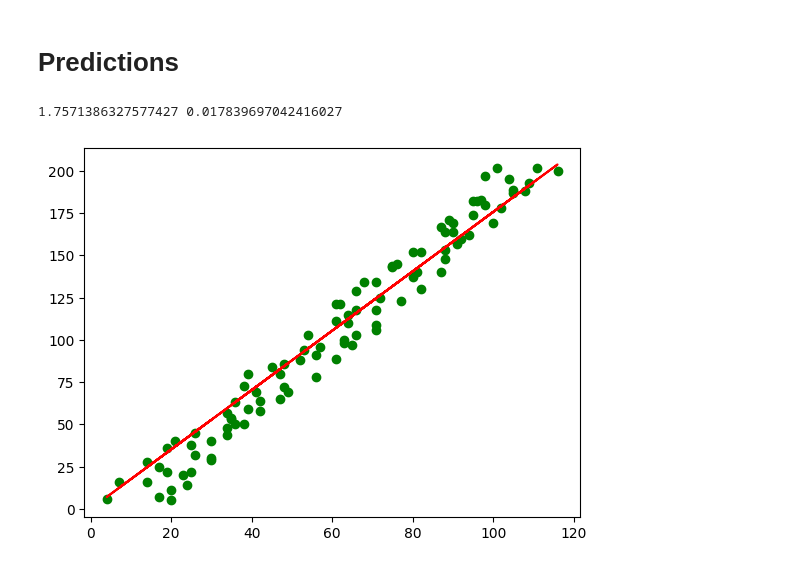
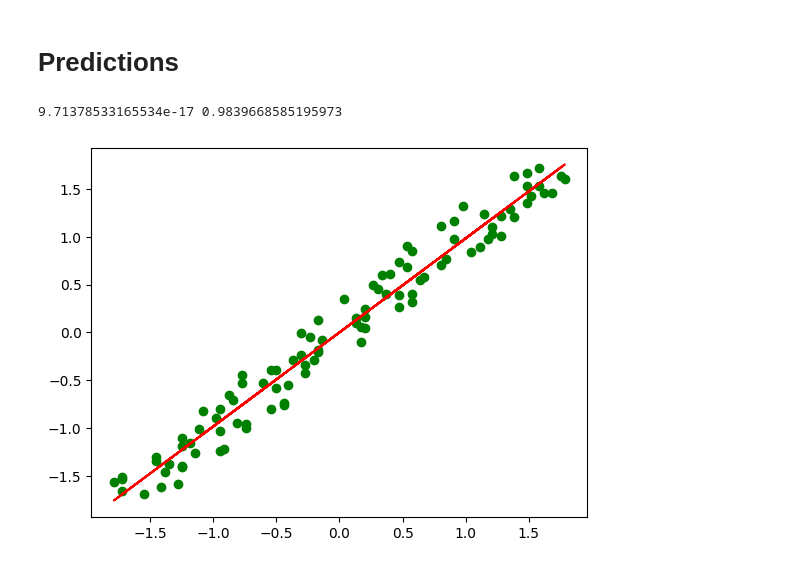
Before and after one commit to srilamaiti/srilamaiti.github.io, a Jupyter notebook: ml_algo_from_scratch/lasso_regression_from_scratch.ipynb, the cells around one changed output. Saved outputs shown, nothing was run; the diff lists cells and outputs as text; code cells hidden in the pictures.

```diff
--- a/ml_algo_from_scratch/lasso_regression_from_scratch.ipynb
+++ b/ml_algo_from_scratch/lasso_regression_from_scratch.ipynb
@@ -31,7 +57,10 @@ warnings.filterwarnings('ignore')
 # **Creating data**
 # %%
 X = np.array([ctr + random.randrange(1, 20) for ctr in np.arange(1, 101, 1)])
+scaler = StandardScaler()
+X_std = scaler.fit_transform(X.reshape(-1, 1))
 y = np.array([(2 * ctr) + random.randrange(1, 5) for ctr in np.arange(1, 101, 1)])
-plt.scatter(X, y)
+y_std = scaler.fit_transform(y.reshape(-1, 1))
+plt.scatter(X_std, y_std)
 plt.show()
 # %% [output]
@@ -48,7 +77,9 @@ plt.show()
 def gradient_descent(curr_w, curr_b, X, y, alpha, penalty):
     numberOf_data_points = len(X)
     if curr_w > 0:
-        w_val = (-2 / numberOf_data_points) * (np.sum(X * (y - (curr_w * X + curr_b))) + penalty)
+        w_val = (-2 / numberOf_data_points) * (np.sum(X * (y - (curr_w * X + curr_b))) + penalty * curr_w)
+    elif curr_w < 0:
+        w_val = (-2 / numberOf_data_points) * (np.sum(X * (y - (curr_w * X + curr_b))) - penalty * curr_w)
     else:
         w_val = (-2 / numberOf_data_points) * (np.sum(X * (y - (curr_w * X + curr_b))) - penalty)
     b_val = (-2 / numberOf_data_points) * np.sum((y - (curr_w * X + curr_b)))
@@ -60,21 +91,21 @@ def gradient_descent(curr_w, curr_b, X, y, alpha, penalty):
 # %%
 w = 0
 b = 0
-alpha = 0.000001
-epochs = 1000
-penalty = 500
+alpha = 0.001
+epochs = 10000
+penalty = .1
 # %% [markdown]
 # **Predictions**
 # %%
 for i in range(epochs):
-    w, b = gradient_descent(w, b, X, y, alpha, penalty)
+    w, b = gradient_descent(w, b, X_std, y_std, alpha, penalty)
     #print(w, b)
-print(w, b)
+print(b, w)
 # %% [output]
-1.7571386327577427 0.017839697042416027
+9.71378533165534e-17 0.9839668585195973
 # %%
-plt.scatter(X, y, color = 'green')
-plt.plot(X, w * X + b, color = 'red')
+plt.scatter(X_std, y_std, color = 'green')
+plt.plot(X_std, w * X_std + b, color = 'red')
 plt.show()
 # %% [output]
-[figure, old version]
+[figure, new version]
```
Also changed, not shown: parts of 3 cells of this notebook.
